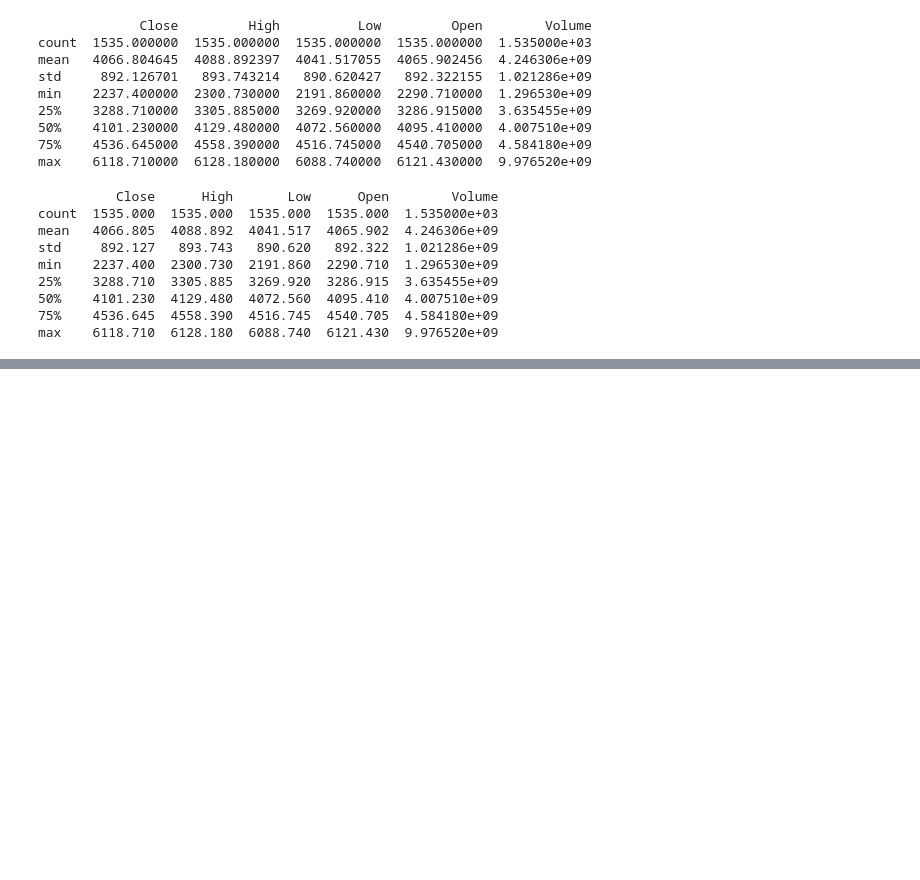
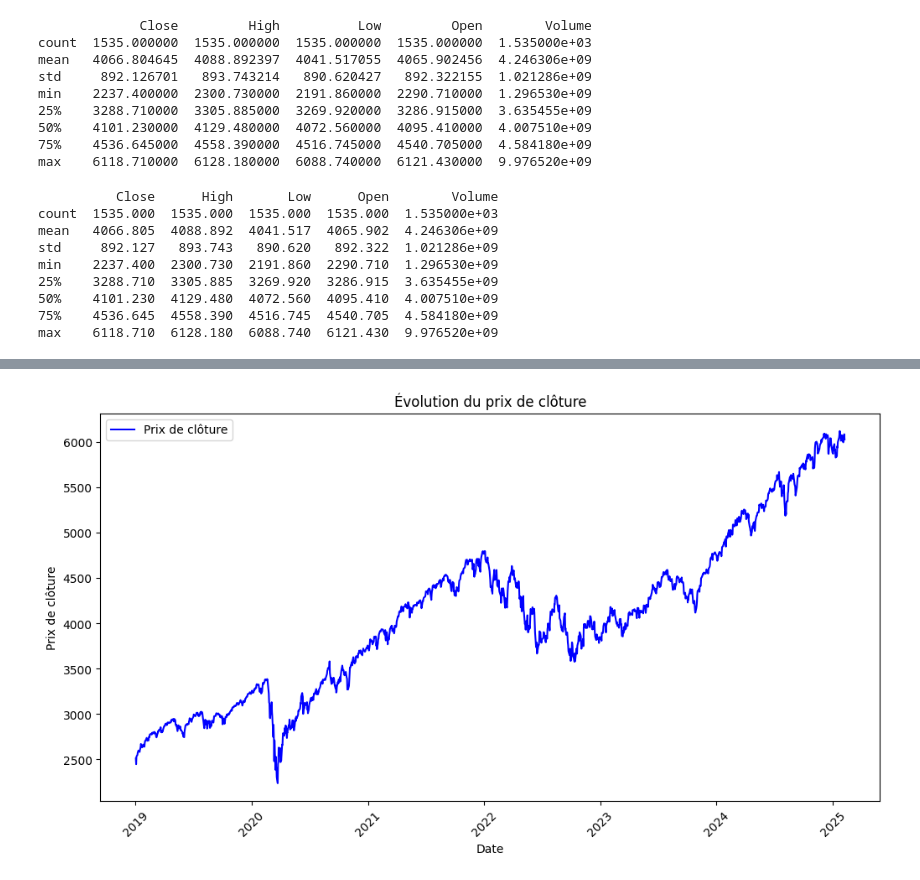
Before and after one commit to Fanaingamampiandra/Analyse-comparative-des-actifs-financiers, a Jupyter notebook: AED_SEP_500.ipynb, the cells around one changed output, grey strips where cells are left out. Drawn from its saved outputs; the diff is of its cells as text; code cells hidden in the pictures; blank space fills up the shorter version.

```diff
--- a/AED_SEP_500.ipynb
+++ b/AED_SEP_500.ipynb
@@ -26,0 +62,11 @@ max    6118.710  6128.180  6088.740  6121.430  9.976520e+09
+# %%
+plt.figure(figsize=(12, 6))
+plt.plot(df['Date'], df['Close'], label="Prix de clôture", color="blue")
+plt.xlabel("Date")
+plt.ylabel("Prix de clôture")
+plt.title("Évolution du prix de clôture")
+plt.legend()
+plt.xticks(rotation=45)
+plt.show()
+# %% [output]
+[figure, added]
```
Also changed, not shown: parts of 8 cells of this notebook.
